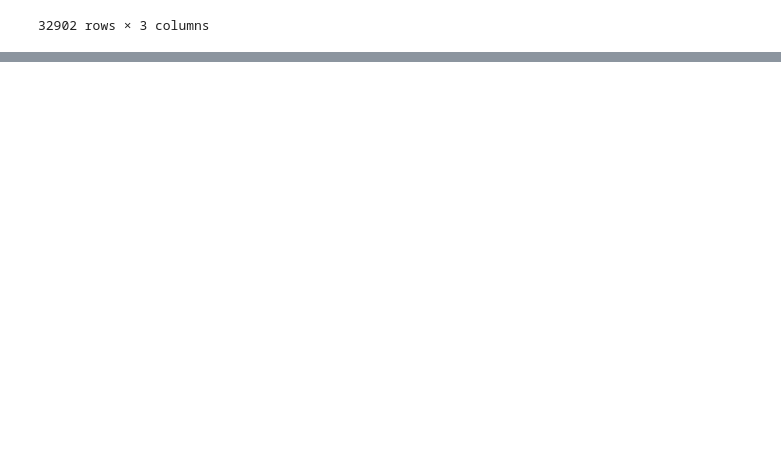
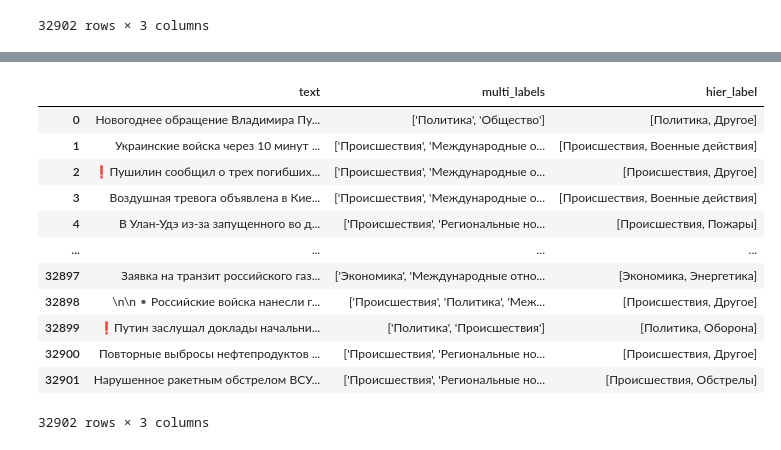
Before and after one commit to maxlyara1/ikanam_news, a Jupyter notebook: yandex_and_T_try.ipynb, the cells around one changed output, grey strips where cells are left out. Drawn from its saved outputs; the diff is of its cells as text; code cells hidden in the pictures; blank space fills up the shorter version.

```diff
--- a/yandex_and_T_try.ipynb
+++ b/yandex_and_T_try.ipynb
@@ -777,0 +1024,38 @@ display(df_overall_results[df_overall_results['hier_label'].apply(lambda x: isin
+# %%
+MIN_HIER_LABEL_COUNT = 50 # Установите ваш порог
+
+# Сначала посчитаем частоту всех иерархических меток
+hier_label_tuples = [tuple(labels) for labels in df_filtered['hier_label'] if labels and len(labels) == 2 and all(labels)]
+hier_label_counts = Counter(hier_label_tuples)
+
+def consolidate_rare_hier_labels(row):
+    hier_label = row['hier_label']
+    if hier_label and len(hier_label) == 2 and all(hier_label): # Проверяем, что метка валидна
+        current_tuple = tuple(hier_label)
+        if hier_label_counts[current_tuple] < MIN_HIER_LABEL_COUNT:
+            # Заменяем подтему на "Другое", оставляя основную тему
+            return [hier_label[0], "Другое"]
+    return hier_label # Возвращаем как есть, если метка частая или невалидная/пустая
+
+# Применяем только к тем строкам, где hier_label не пустой и корректный
+# Создадим новую колонку для безопасности или обновим существующую
+df_filtered['hier_label'] = df_filtered.apply(consolidate_rare_hier_labels, axis=1)
+
+# Посмотрим на новые частоты
+hier_label_consolidated_tuples = [tuple(labels) for labels in df_filtered['hier_label'] if labels and len(labels) == 2 and all(labels)]
+hier_label_consolidated_counts = Counter(hier_label_consolidated_tuples)
+print("\nТоп иерархических меток ПОСЛЕ консолидации редких менее 30:")
+for labels, count in hier_label_consolidated_counts.most_common(120):
+    print(f"{labels}: {count}")
+
+# Посмотрим, сколько теперь меток "Другое" для каждой основной темы
+other_counts = Counter(item[0] for item in hier_label_consolidated_counts if item[1] == "Другое")
+print("\nКоличество подтем 'Другое' для каждой основной темы:")
+for main_theme, count in other_counts.items():
+     # Ищем общее количество для этой основной темы
+    total_for_main_theme = sum(v for k, v in hier_label_consolidated_counts.items() if k[0] == main_theme)
+    print(f"{main_theme}: {hier_label_consolidated_counts[(main_theme, 'Другое')]} (из {total_for_main_theme} всего для {main_theme})")
+
+# Если хотите обновить исходную колонку:
+# df_filtered['hier_label'] = df_filtered['hier_label_consolidated']
+# df_filtered.drop(columns=['hier_label_consolidated'], inplace=True)
@@ -777,0 +1354,16 @@ display(df_overall_results[df_overall_results['hier_label'].apply(lambda x: isin
+# %%
+df_filtered
+# %% [output]
+|  | text | multi_labels | hier_label |
+| 0 | Новогоднее обращение Владимира Пу... | ['Политика', 'Общество'] | [Политика, Другое] |
+| 1 | Украинские войска через 10 минут ... | ['Происшествия', 'Международные о... | [Происшествия, Военные действия] |
+| 2 | ❗️Пушилин сообщил о трех погибших... | ['Происшествия', 'Международные о... | [Происшествия, Другое] |
+| 3 | Воздушная тревога объявлена в Кие... | ['Происшествия', 'Международные о... | [Происшествия, Военные действия] |
+| 4 | В Улан-Удэ из-за запущенного во д... | ['Происшествия', 'Региональные но... | [Происшествия, Пожары] |
+| ... | ... | ... | ... |
+| 32897 | Заявка на транзит российского газ... | ['Экономика', 'Международные отно... | [Экономика, Энергетика] |
+| 32898 | \n\n▪️Российские войска нанесли г... | ['Происшествия', 'Политика', 'Меж... | [Происшествия, Другое] |
+| 32899 | ❗️Путин заслушал доклады начальни... | ['Политика', 'Происшествия'] | [Политика, Оборона] |
+| 32900 | Повторные выбросы нефтепродуктов ... | ['Происшествия', 'Региональные но... | [Происшествия, Другое] |
+| 32901 | Нарушенное ракетным обстрелом ВСУ... | ['Происшествия', 'Региональные но... | [Происшествия, Обстрелы] |
+32902 rows × 3 columns
```
Also changed, not shown: parts of 8 cells of this notebook, 1 other file.
